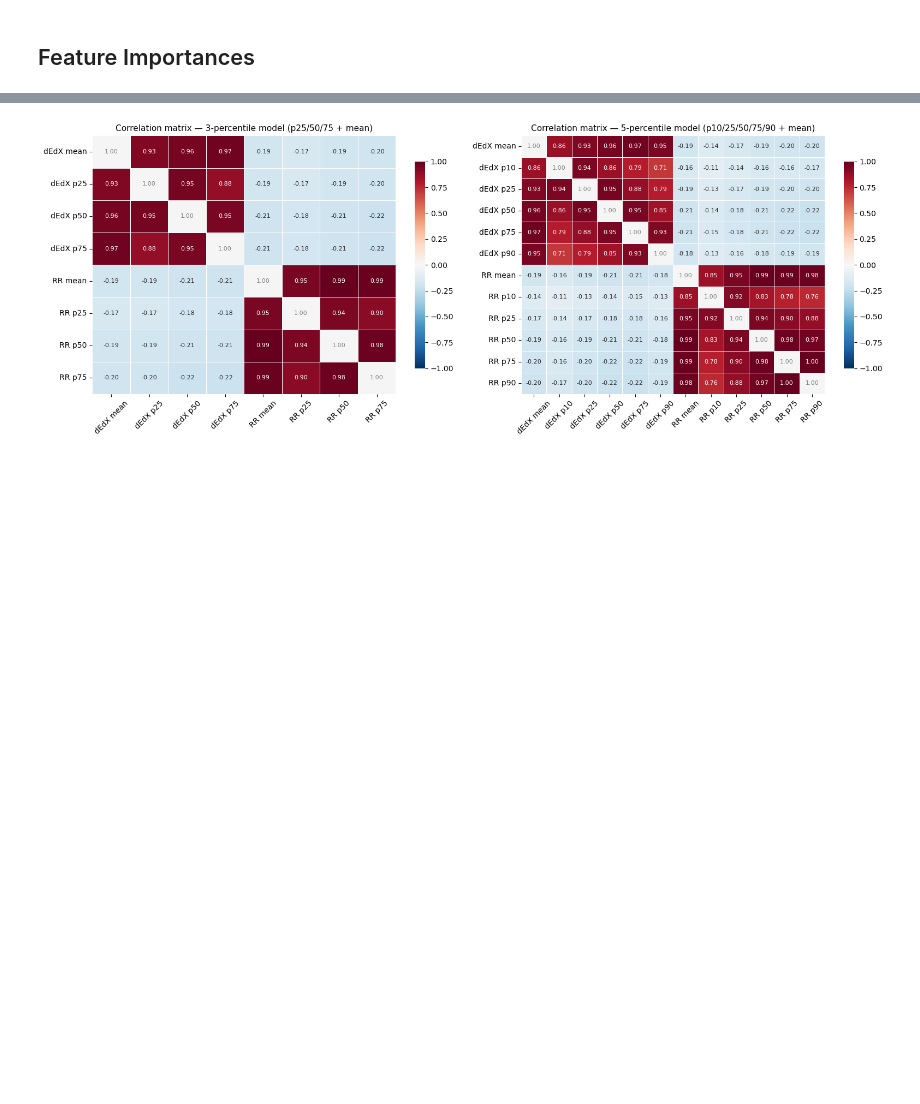
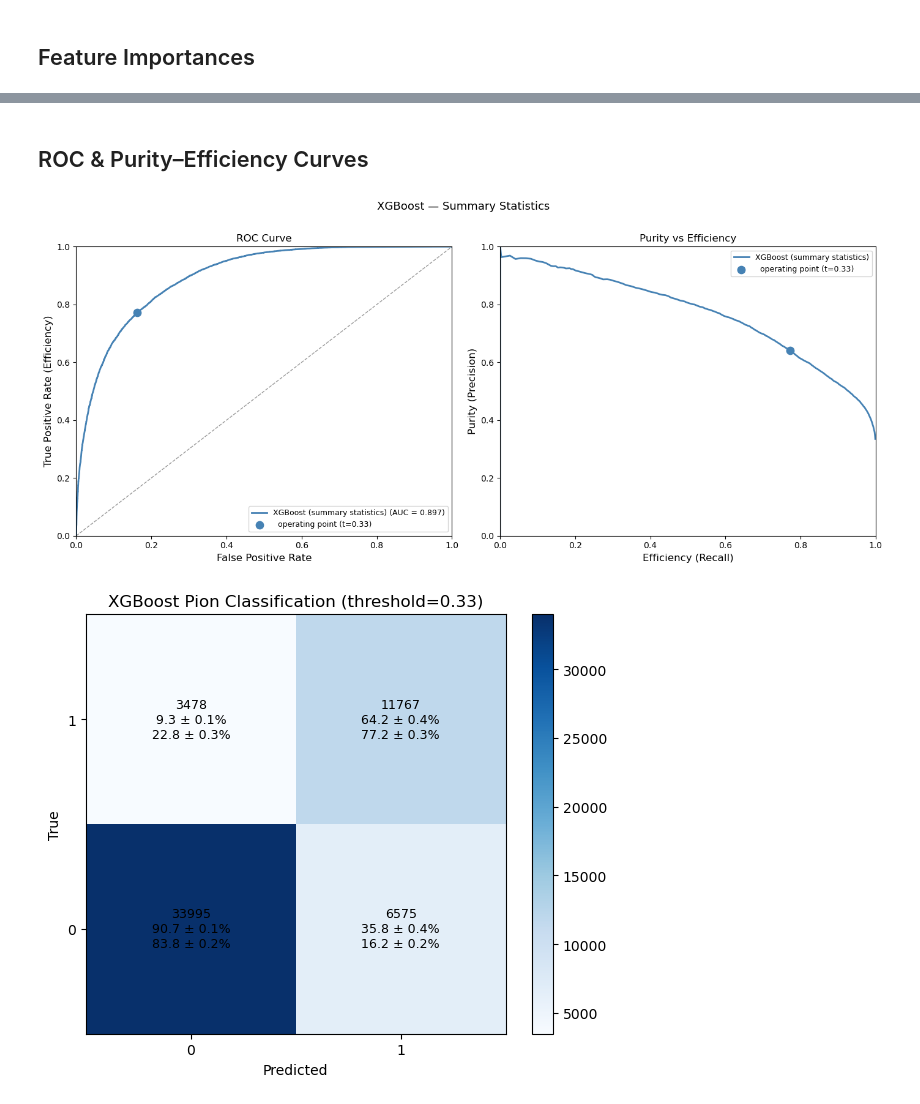
Before and after one commit to Will-Fahie/PDSP-pion-classification, a Jupyter notebook: notebooks/xgb-classifier.ipynb, the cells around one changed output, grey strips where cells are left out. Drawn from its saved outputs; the diff is of its cells as text; code cells hidden in the pictures; blank space fills up the shorter version.

```diff
--- a/notebooks/xgb-classifier.ipynb
+++ b/notebooks/xgb-classifier.ipynb
@@ -186,32 +100,19 @@ Pearson correlation between all dEdX and RR percentile features (computed on the
-# %%
-import seaborn as sns
-
-fig, axes = plt.subplots(1, 2, figsize=(16, 6))
-
-for ax, x, names, title in [
-    (axes[0], x_train_p3, feat_names_p3, '3-percentile model (p25/50/75 + mean)'),
-    (axes[1], x_train_p5, feat_names_p5, '5-percentile model (p10/25/50/75/90 + mean)'),
-]:
-    corr = pd.DataFrame(x, columns=names).corr()
-    mask = np.eye(len(names), dtype=bool)  # mask diagonal for cleaner read
-    sns.heatmap(
-        corr, ax=ax,
-        annot=True, fmt='.2f', annot_kws={'size': 8},
-        cmap='RdBu_r', vmin=-1, vmax=1,
-        linewidths=0.5, linecolor='white',
-        mask=mask, cbar_kws={'shrink': 0.8}
-    )
-    # Restore diagonal labels (shown as blank due to mask)
-    for i in range(len(names)):
-        ax.add_patch(plt.Rectangle((i, i), 1, 1, fill=True,
-                                   color='whitesmoke', lw=0.5, ec='white'))
-        ax.text(i + 0.5, i + 0.5, '1.00', ha='center', va='center',
-                fontsize=8, color='gray')
-    ax.set_title(f'Correlation matrix — {title}', fontsize=11)
-    ax.tick_params(axis='x', rotation=45)
-    ax.tick_params(axis='y', rotation=0)
-
-plt.tight_layout()
-plt.show()
-# %% [output]
-[figure, removed]
+# %% [markdown]
+## ROC & Purity–Efficiency Curves
+# %%
+plot_roc_and_purity_efficiency(
+    [{'probs': results['probs'], 'labels': results['labels'],
+      'threshold': results['threshold'], 'color': 'steelblue',
+      'label': 'XGBoost (summary statistics)'}],
+    title='XGBoost — Summary Statistics',
+)
+
+plot_confusion_matrix(
+    results['labels'],
+    (results['probs'] >= results['threshold']).astype(int),
+    results['threshold'],
+    title='XGBoost Pion Classification',
+)
+# %% [output]
+[figure, added]
+[figure, added]
```
Also changed, not shown: parts of 12 cells of this notebook.
